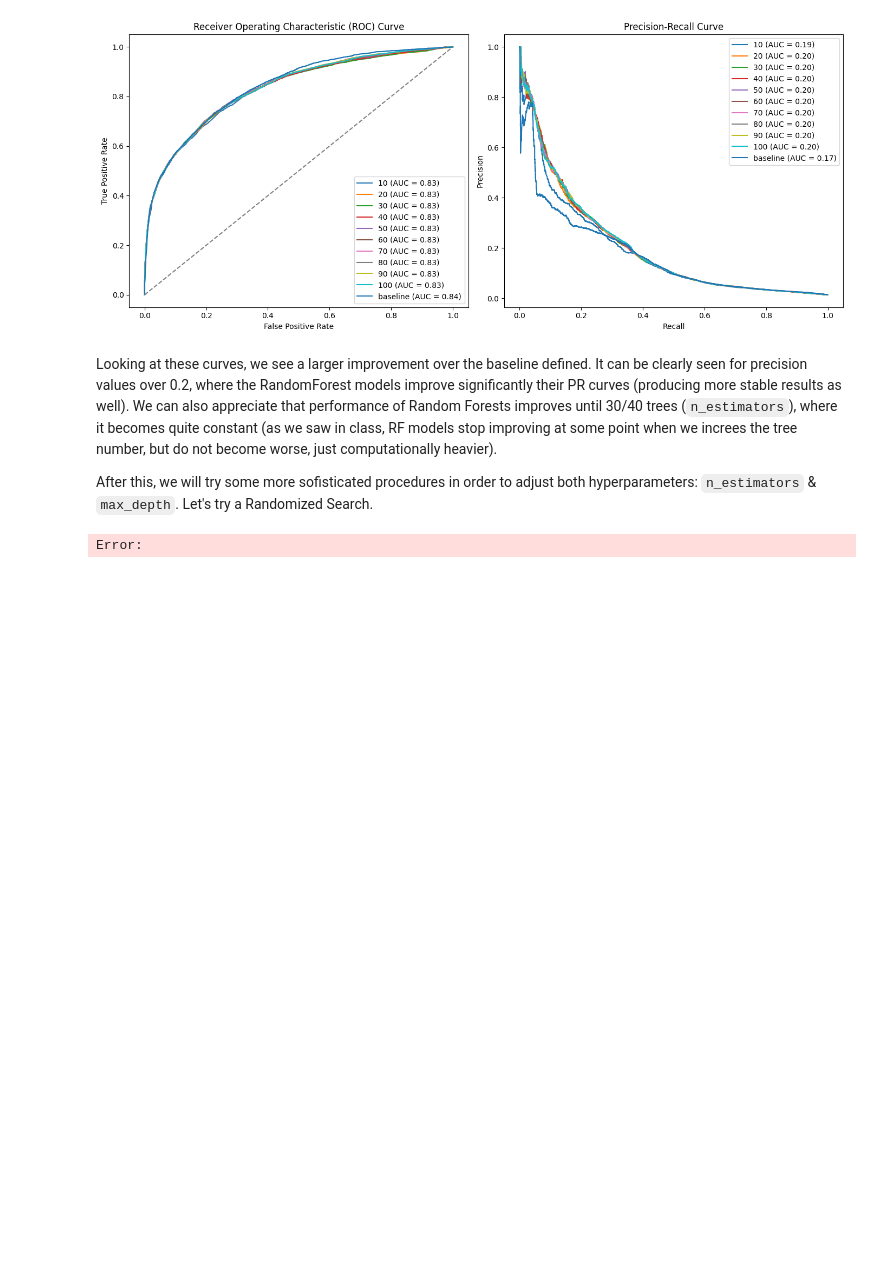
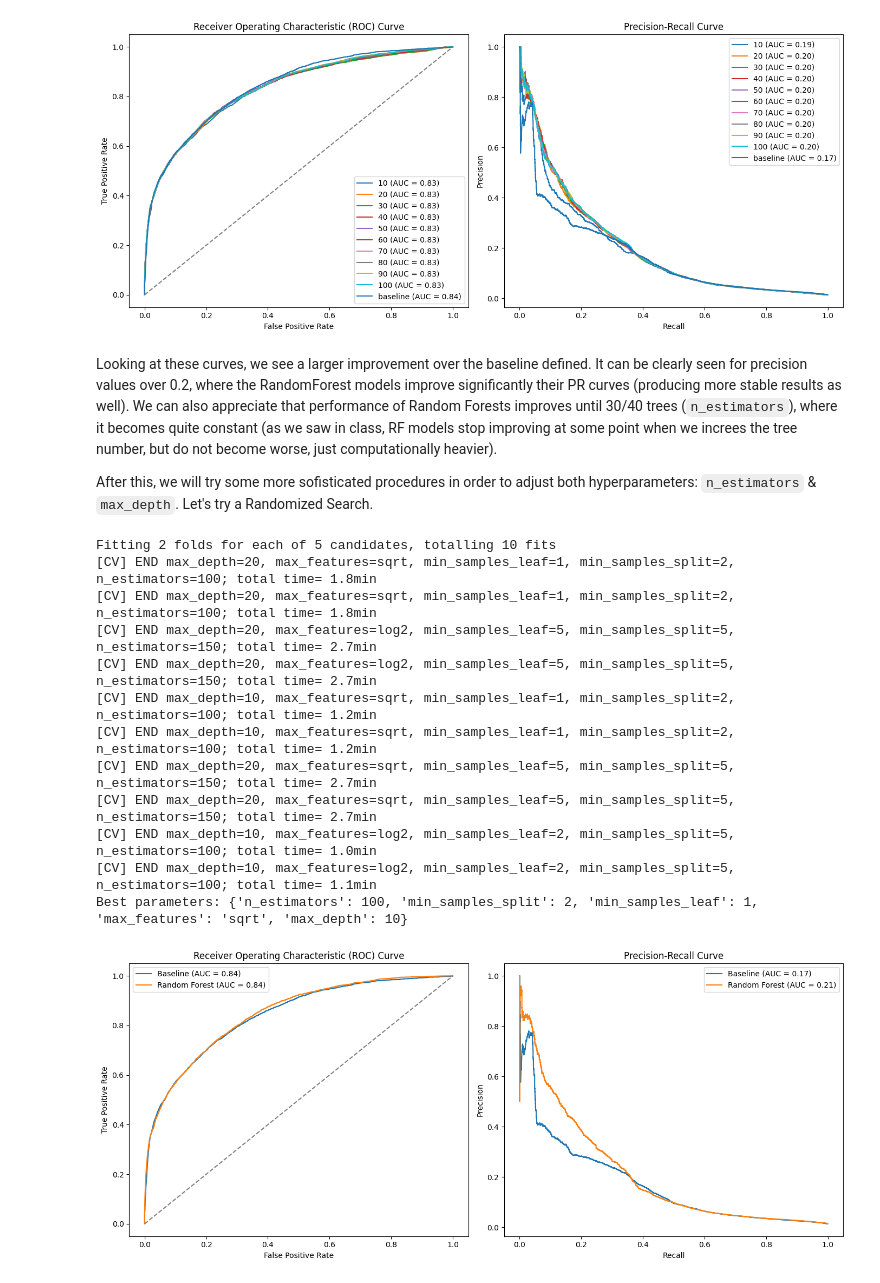
Before and after one commit to MiguelAlvarezHernanz/zrive-ds, a Jupyter notebook: src/module_4/exploration_phase.ipynb, the cells around one changed output. Cells and saved outputs as stored; diff of their text form; code cells hidden in the pictures; blank space fills up the shorter version.

```diff
--- a/src/module_4/exploration_phase.ipynb
+++ b/src/module_4/exploration_phase.ipynb
@@ -91,23 +79,36 @@ After this, we will try some more sofisticated procedures in order to adjust bot
 # %%
 from sklearn.model_selection import RandomizedSearchCV
 
 param_grid = {
-    'n_estimators': np.arange(50, 300, 50),
-    'max_depth': [None, 10, 20, 30],
+    'n_estimators': np.arange(50, 200, 50),
+    'max_depth': [None, 10, 20],
     'min_samples_split': [2, 5, 10],
     'min_samples_leaf': [1, 2, 5],
     'max_features': ['sqrt', 'log2']
 }
 
 rf = RandomForestClassifier(random_state=42)
 
 # Perform Randomized Search
-random_search = RandomizedSearchCV(rf, param_distributions=param_grid, n_iter=20, cv=3, scoring='roc_auc', n_jobs=-1, random_state=42)
+# random_search = RandomizedSearchCV(rf, param_distributions=param_grid, n_iter=20, cv=3, scoring='roc_auc', n_jobs=4, random_state=42, verbose=2)
+random_search = RandomizedSearchCV(rf, param_distributions=param_grid, n_iter=5, cv=2, scoring='roc_auc', n_jobs=4, random_state=42, verbose=2)
 random_search.fit(X_train, y_train)
+best_rf = random_search.best_estimator_
 
-best_rf = random_search.best_estimator_
 print(f"Best parameters: {random_search.best_params_}")
 
-plot_roc_pr_curves([baseline, random_search], X_val, y_val, model_names=['Baseline', 'Random Forest'])
+plot_roc_pr_curves([baseline, best_rf], X_val, y_val, model_names=['Baseline', 'Random Forest'])
 # %% [output]
-Error:
+Fitting 2 folds for each of 5 candidates, totalling 10 fits
+[CV] END max_depth=20, max_features=sqrt, min_samples_leaf=1, min_samples_split=2, n_estimators=100; total time= 1.8min
+[CV] END max_depth=20, max_features=sqrt, min_samples_leaf=1, min_samples_split=2, n_estimators=100; total time= 1.8min
+[CV] END max_depth=20, max_features=log2, min_samples_leaf=5, min_samples_split=5, n_estimators=150; total time= 2.7min
+[CV] END max_depth=20, max_features=log2, min_samples_leaf=5, min_samples_split=5, n_estimators=150; total time= 2.7min
+[CV] END max_depth=10, max_features=sqrt, min_samples_leaf=1, min_samples_split=2, n_estimators=100; total time= 1.2min
+[CV] END max_depth=10, max_features=sqrt, min_samples_leaf=1, min_samples_split=2, n_estimators=100; total time= 1.2min
+[CV] END max_depth=20, max_features=sqrt, min_samples_leaf=5, min_samples_split=5, n_estimators=150; total time= 2.7min
+[CV] END max_depth=20, max_features=sqrt, min_samples_leaf=5, min_samples_split=5, n_estimators=150; total time= 2.7min
+[CV] END max_depth=10, max_features=log2, min_samples_leaf=2, min_samples_split=5, n_estimators=100; total time= 1.0min
+[CV] END max_depth=10, max_features=log2, min_samples_leaf=2, min_samples_split=5, n_estimators=100; total time= 1.1min
+Best parameters: {'n_estimators': 100, 'min_samples_split': 2, 'min_samples_leaf': 1, 'max_features': 'sqrt', 'max_depth': 10}
+[figure, added]
```
Also changed, not shown: parts of 11 cells of this notebook, 12 other files.
